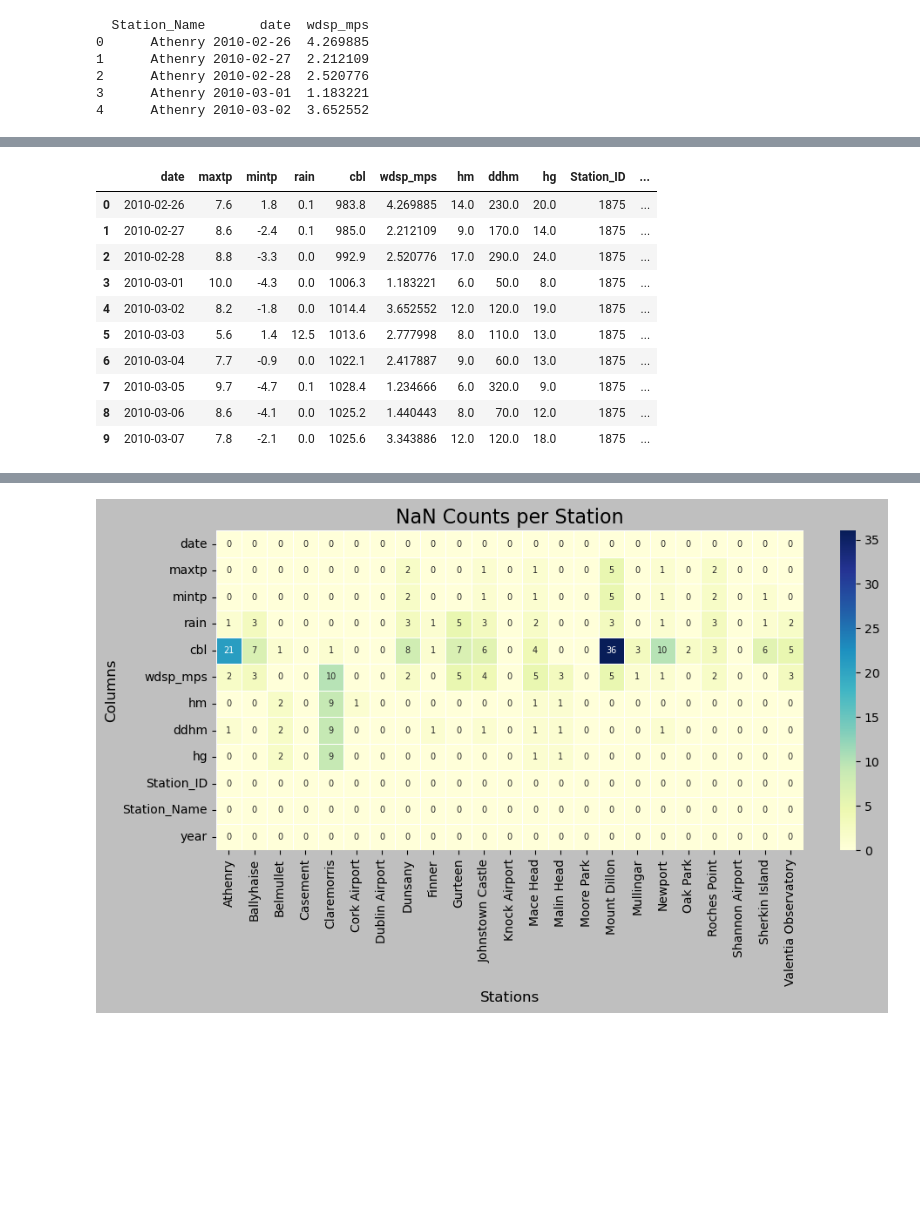
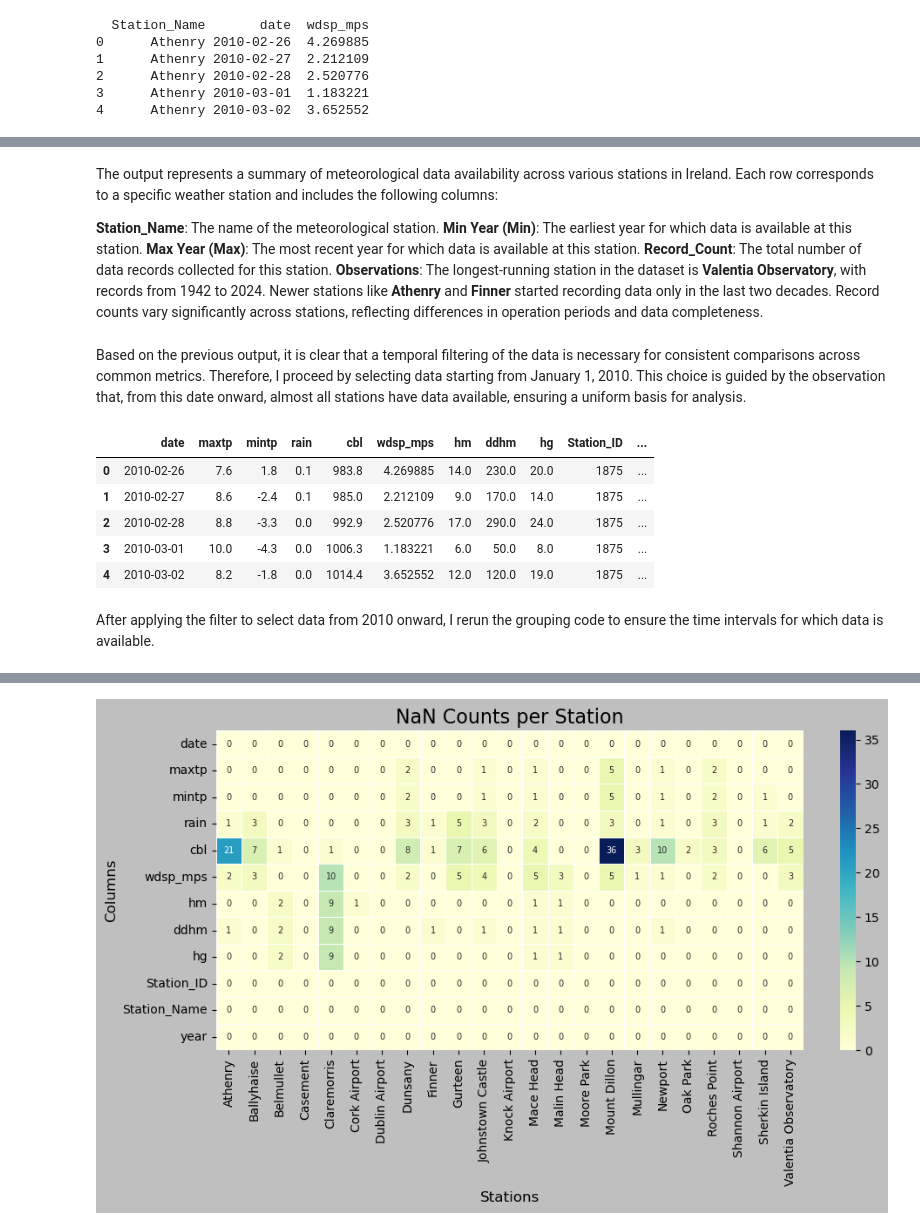
Before and after one commit to YuliiaKharchenko/PFDA, a Jupyter notebook: project/Wind_analisys.ipynb, the cells around one changed output, grey strips where cells are left out. Drawn from its saved outputs; the diff is of its cells as text; code cells hidden in the pictures; blank space fills up the shorter version.

Commit message:
Process description continues

```diff
--- a/project/Wind_analisys.ipynb
+++ b/project/Wind_analisys.ipynb
@@ -273,20 +276,31 @@ Finner                2011  2024          5027
+# %% [markdown]
+The output represents a summary of meteorological data availability across various stations in Ireland. Each row corresponds to a specific weather station and includes the following columns:
+
+**Station_Name**: The name of the meteorological station.
+**Min Year (Min)**: The earliest year for which data is available at this station.
+**Max Year (Max)**: The most recent year for which data is available at this station.
+**Record_Count**: The total number of data records collected for this station.
+**Observations**:
+The longest-running station in the dataset is **Valentia Observatory**, with records from 1942 to 2024.
+Newer stations like **Athenry** and **Finner** started recording data only in the last two decades.
+Record counts vary significantly across stations, reflecting differences in operation periods and data completeness.
+# %% [markdown]
+Based on the previous output, it is clear that a temporal filtering of the data is necessary for consistent comparisons across common metrics. Therefore, I proceed by selecting data starting from January 1, 2010. This choice is guided by the observation that, from this date onward, almost all stations have data available, ensuring a uniform basis for analysis.
 # %%
 # Filter data starting from January 1, 2010
 df_2010_2024 = df_all[df_all['date'] >= '2010-01-01']
 
-df_2010_2024.head(10)
+df_2010_2024.head()
 # %% [output]
 |  | date | maxtp | mintp | rain | cbl | wdsp_mps | hm | ddhm | hg | Station_ID | ... |
 | 0 | 2010-02-26 | 7.6 | 1.8 | 0.1 | 983.8 | 4.269885 | 14.0 | 230.0 | 20.0 | 1875 | ... |
 | 1 | 2010-02-27 | 8.6 | -2.4 | 0.1 | 985.0 | 2.212109 | 9.0 | 170.0 | 14.0 | 1875 | ... |
 | 2 | 2010-02-28 | 8.8 | -3.3 | 0.0 | 992.9 | 2.520776 | 17.0 | 290.0 | 24.0 | 1875 | ... |
 | 3 | 2010-03-01 | 10.0 | -4.3 | 0.0 | 1006.3 | 1.183221 | 6.0 | 50.0 | 8.0 | 1875 | ... |
 | 4 | 2010-03-02 | 8.2 | -1.8 | 0.0 | 1014.4 | 3.652552 | 12.0 | 120.0 | 19.0 | 1875 | ... |
-| 5 | 2010-03-03 | 5.6 | 1.4 | 12.5 | 1013.6 | 2.777998 | 8.0 | 110.0 | 13.0 | 1875 | ... |
-| 6 | 2010-03-04 | 7.7 | -0.9 | 0.0 | 1022.1 | 2.417887 | 9.0 | 60.0 | 13.0 | 1875 | ... |
-| 7 | 2010-03-05 | 9.7 | -4.7 | 0.1 | 1028.4 | 1.234666 | 6.0 | 320.0 | 9.0 | 1875 | ... |
-| 8 | 2010-03-06 | 8.6 | -4.1 | 0.0 | 1025.2 | 1.440443 | 8.0 | 70.0 | 12.0 | 1875 | ... |
-| 9 | 2010-03-07 | 7.8 | -2.1 | 0.0 | 1025.6 | 3.343886 | 12.0 | 120.0 | 18.0 | 1875 | ... |
+# %% [markdown]
+
+After applying the filter to select data from 2010 onward, I rerun the grouping code to ensure the time intervals for which data is available.
 # %%
 
 station_year = df_2010_2024.groupby("Station_Name")['year'].agg(['min', 'max'])
```
Also changed, not shown: parts of 20 cells of this notebook, 25 other files.
